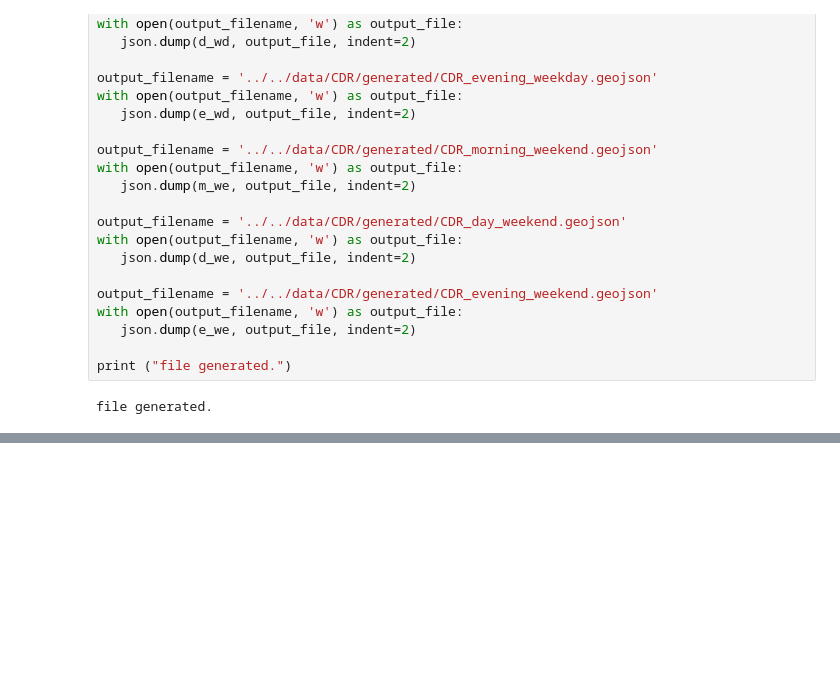
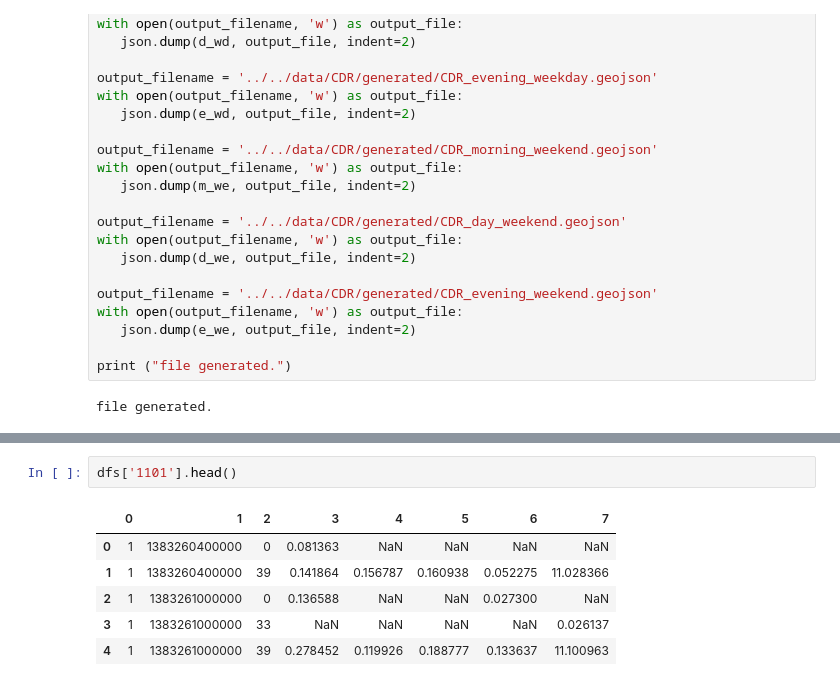
Before and after one commit to uwescience/DSSG2016-SensingTheCensus, a Jupyter notebook: src/notebooks/2016-06-30-CDR-by-time-date-experiment.ipynb, the cells around one changed output, grey strips where cells are left out. Saved outputs shown, nothing was run; the diff lists cells and outputs as text; blank space fills up the shorter version.

```diff
--- a/src/notebooks/2016-06-30-CDR-by-time-date-experiment.ipynb
+++ b/src/notebooks/2016-06-30-CDR-by-time-date-experiment.ipynb
@@ -175,0 +222,9 @@ file generated.
+# %%
+dfs['1101'].head()
+# %% [output]
+|  | 0 | 1 | 2 | 3 | 4 | 5 | 6 | 7 |
+| 0 | 1 | 1383260400000 | 0 | 0.081363 | NaN | NaN | NaN | NaN |
+| 1 | 1 | 1383260400000 | 39 | 0.141864 | 0.156787 | 0.160938 | 0.052275 | 11.028366 |
+| 2 | 1 | 1383261000000 | 0 | 0.136588 | NaN | NaN | 0.027300 | NaN |
+| 3 | 1 | 1383261000000 | 33 | NaN | NaN | NaN | NaN | 0.026137 |
+| 4 | 1 | 1383261000000 | 39 | 0.278452 | 0.119926 | 0.188777 | 0.133637 | 11.100963 |
```
Also changed, not shown: parts of 7 cells of this notebook, 3 other files.
